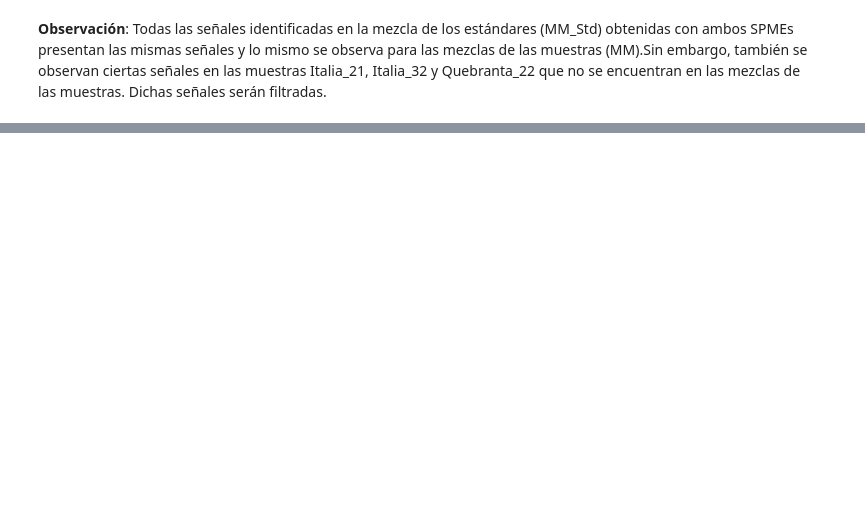
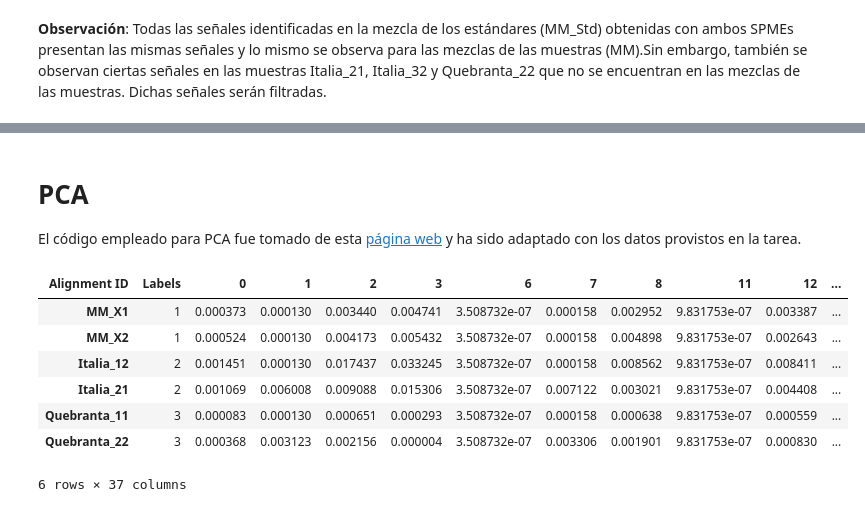
Before and after one commit to Lab-Instrumental-2023-2/MS-DataMining-Processing, a Jupyter notebook: Procesamiento_de_datos.ipynb, the cells around one changed output, grey strips where cells are left out. Saved outputs shown, nothing was run; the diff lists cells and outputs as text; code cells hidden in the pictures; blank space fills up the shorter version.

Commit message:
código_update

```diff
--- a/Procesamiento_de_datos.ipynb
+++ b/Procesamiento_de_datos.ipynb
@@ -307,0 +373,3 @@ data_sig.iloc[:,range(2,11)]
+# %% [markdown]
+# PCA
+El código empleado para PCA fue tomado de esta [página web](https://nirpyresearch.com/classification-nir-spectra-principal-component-analysis-python/) y ha sido adaptado con los datos provistos en la tarea.
@@ -307,0 +386,16 @@ data_sig.iloc[:,range(2,11)]
+# %%
+data_sig3 = data_sig2.iloc[:,range(2,8)].transpose()
+data_sig3.insert(loc=0, column="Labels", value=[1,1,2,2,3,3])
+
+lab = data_sig3.values[:,0].astype('uint8')
+
+data_sig3
+# %% [output]
+| Alignment ID | Labels | 0 | 1 | 2 | 3 | 6 | 7 | 8 | 11 | 12 | ... |
+| MM_X1 | 1 | 0.000373 | 0.000130 | 0.003440 | 0.004741 | 3.508732e-07 | 0.000158 | 0.002952 | 9.831753e-07 | 0.003387 | ... |
+| MM_X2 | 1 | 0.000524 | 0.000130 | 0.004173 | 0.005432 | 3.508732e-07 | 0.000158 | 0.004898 | 9.831753e-07 | 0.002643 | ... |
+| Italia_12 | 2 | 0.001451 | 0.000130 | 0.017437 | 0.033245 | 3.508732e-07 | 0.000158 | 0.008562 | 9.831753e-07 | 0.008411 | ... |
+| Italia_21 | 2 | 0.001069 | 0.006008 | 0.009088 | 0.015306 | 3.508732e-07 | 0.007122 | 0.003021 | 9.831753e-07 | 0.004408 | ... |
+| Quebranta_11 | 3 | 0.000083 | 0.000130 | 0.000651 | 0.000293 | 3.508732e-07 | 0.000158 | 0.000638 | 9.831753e-07 | 0.000559 | ... |
+| Quebranta_22 | 3 | 0.000368 | 0.003123 | 0.002156 | 0.000004 | 3.508732e-07 | 0.003306 | 0.001901 | 9.831753e-07 | 0.000830 | ... |
+6 rows × 37 columns
```
Also changed, not shown: parts of 11 cells of this notebook.
